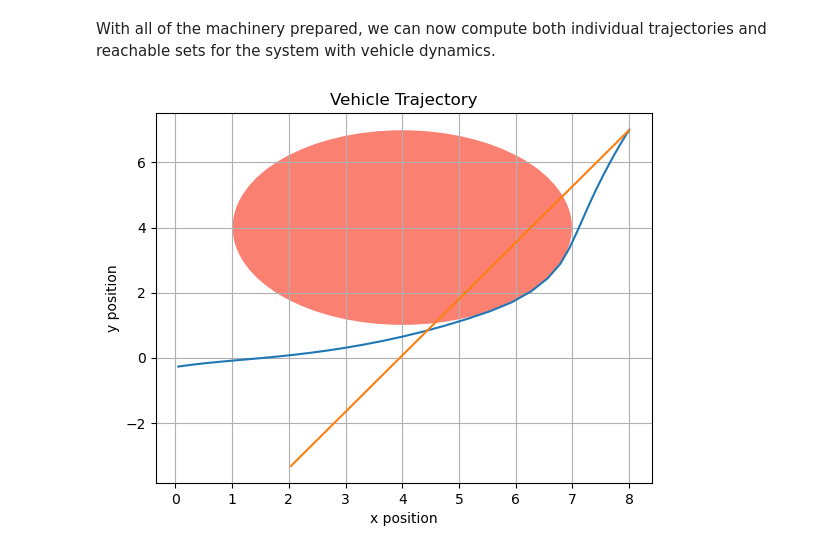
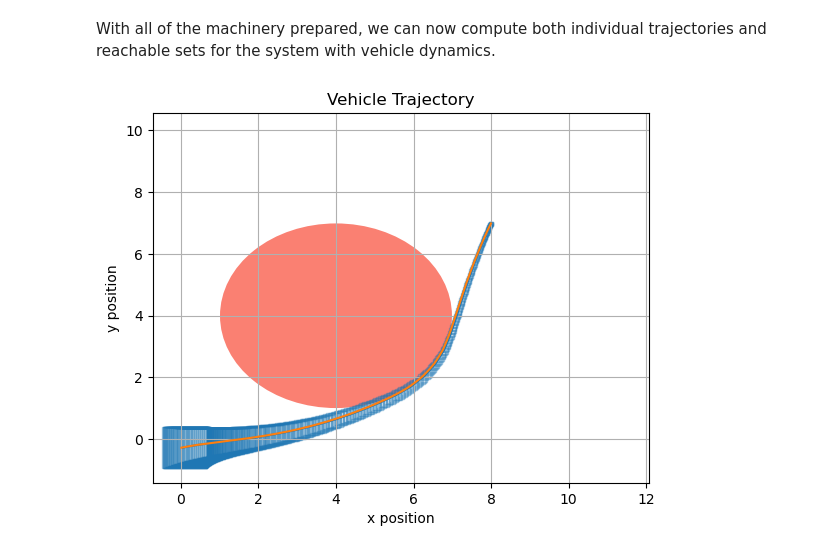
Before and after one commit to gtfactslab/immrax, a Jupyter notebook: examples/auxillary_vars/vehicle_mpc.ipynb, the cells around one changed output. Drawn from its saved outputs; the diff is of its cells as text; code cells hidden in the pictures.

Commit message:
Correctly plot disturbed trajectory

```diff
--- a/examples/auxillary_vars/vehicle_mpc.ipynb
+++ b/examples/auxillary_vars/vehicle_mpc.ipynb
@@ -244,8 +244,8 @@ Hp = jnp.hstack((jnp.eye(H.shape[1]), jnp.zeros((H.shape[1], H.shape[0] - H.shap
 
 ix0 = irx.icentpert(jnp.asarray(x0), jnp.array([0.05, 0.05, 0.01, 0.01]))
 lx0 = irx.interval(H) @ ix0
-w_int = irx.interval(jnp.zeros(2), jnp.array([3e-3, 3e-2]))
-w_worst_case = jnp.array([0, 0])
+w_int = irx.interval(jnp.zeros(2), jnp.array([3e-2, 3e-2]))
+w_worst_case = jnp.array([3e-2, -3e-2])
 # %% [markdown]
 Since the optimal control inputs from the single trajectory case are stored as a numerical array and applied as feed-forward control, `immrax` is unaware of the relationship between the state and control actions.
 This causes interval refinement to be less effective because it greatly benefits from simplifying to "closed-loop" dynamics.
@@ -299,17 +299,20 @@ esys = AuxVarEmbedding(sys, H, mode="sample", F=F_lifted)
 # %% [markdown]
 With all of the machinery prepared, we can now compute both individual trajectories and reachable sets for the system with vehicle dynamics.
 # %%
-# @jit
+@jit
 def rollout_cl_traj(u: jax.Array, w: jax.Array) -> Trajectory:
     def f_euler(xt, ut):
+        xt, xt_nom = xt
         ut, wt = ut
-        xt += du / dtdu * sys.f(0.0, xt, jnp.asarray(ut), jnp.asarray(wt))
-        return (xt, xt)
+        ut_fdbk = ut - K @ (xt - xt_nom)
+        xt += du / dtdu * sys.f(0.0, xt, jnp.asarray(ut_fdbk), jnp.asarray(wt))
+        xt_nom += du / dtdu * sys.f(0.0, xt_nom, jnp.asarray(ut), jnp.array([0.0]))
+        return ((xt, xt_nom), xt)
 
-    inputs = jnp.stack((u, w), axis=-1)
+    inputs = jnp.stack((u, w), axis=-2)
     inputs = jnp.repeat(inputs, dtdu, axis=0)
 
-    _, x = jax.lax.scan(f_euler, x0, inputs)
+    _, x = jax.lax.scan(f_euler, (x0, x0), inputs)
     ts = jnp.arange(t0, tf, du / dtdu)
     return Trajectory(ts, x, jnp.ones_like(ts, dtype=bool))
 
@@ -342,17 +345,18 @@ disturbed_traj = rollout_cl_traj(us, disturbances)
 interval_traj = rollout_cl_interval_traj(us)
 # %%
 fig, ax = plt.subplots()
-ax.plot(xs[:, 0], xs[:, 1])  # MPC trajectory
-ax.plot(disturbed_traj.ys[:, 0], disturbed_traj.ys[:, 1])  # closed-loop trajectory
-# draw_refined_trajectory_2d(interval_traj, H)  # interval trajectory
 
 circle = patches.Circle((4, 4), 3 - 1e-2, facecolor="salmon", label="Obstacle")
 ax.add_patch(circle)  # Obstacle
+
+ax.plot(xs[:, 0], xs[:, 1])  # MPC trajectory
+draw_refined_trajectory_2d(interval_traj, H)  # interval trajectory
+ax.plot(disturbed_traj.ys[:, 0], disturbed_traj.ys[:, 1])  # disturbed trajectory
 
 ax.set_xlabel("x position")
 ax.set_ylabel("y position")
 ax.set_title("Vehicle Trajectory")
 ax.grid(True)
 plt.show()
 # %% [output]
-[figure, old version]
+[figure, new version]
```
